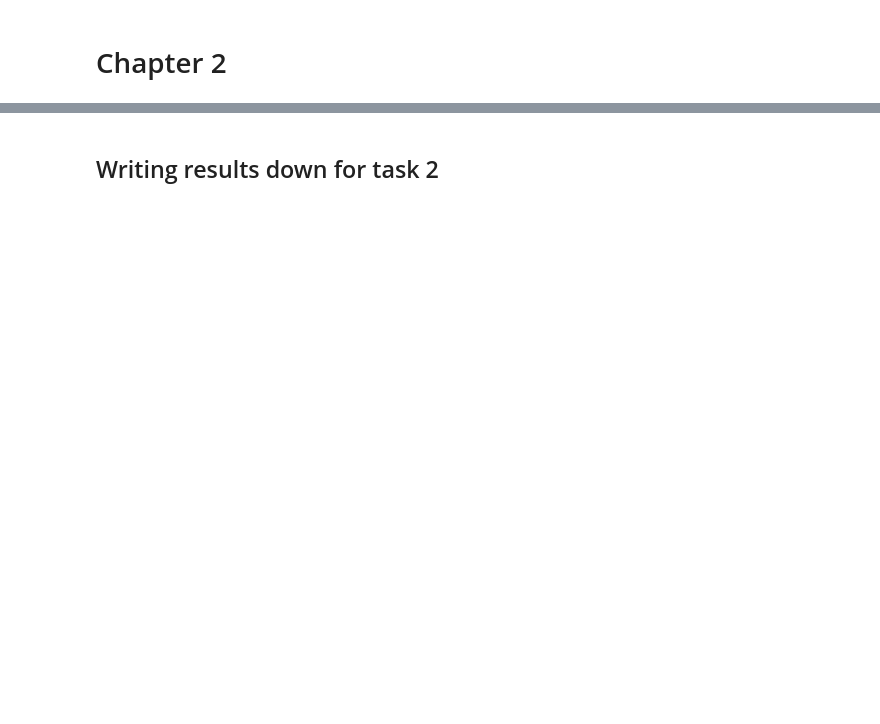
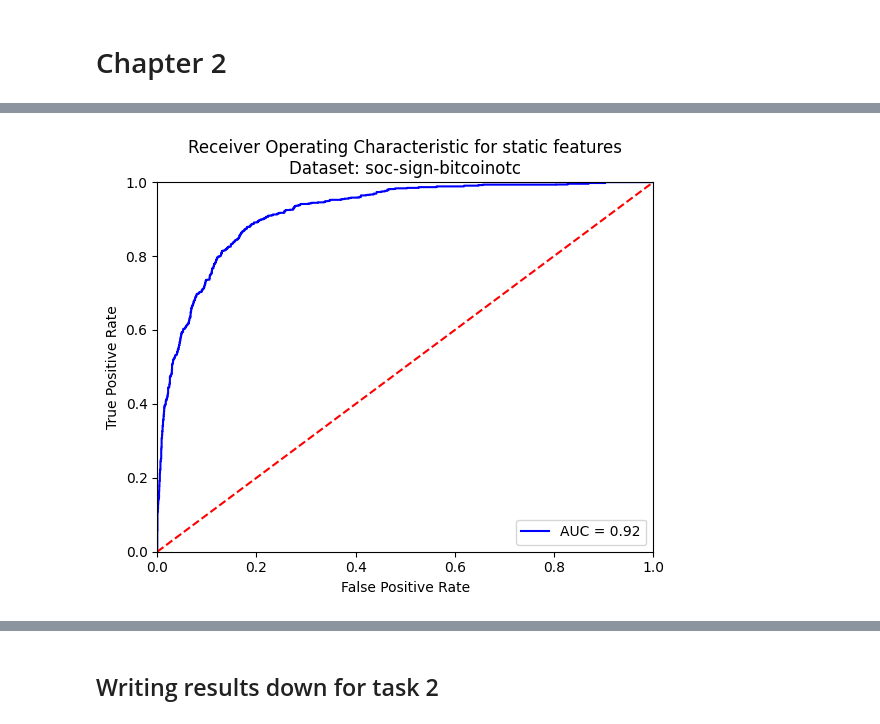
Before and after one commit to answerIII/GraphTheory2022-2023, a Jupyter notebook: main.ipynb, the cells around one changed output, grey strips where cells are left out. Cells and saved outputs as stored; diff of their text form; code cells hidden in the pictures; blank space fills up the shorter version.

```diff
--- a/main.ipynb
+++ b/main.ipynb
@@ -581,0 +661,17 @@ print(metrics.accuracy_score(y_test, y_pred_static))
+# %%
+fpr_s, tpr_s, thresholds_s = metrics.roc_curve(y_test, y_pred_proba_static[:, 1])
+roc_auc_s = metrics.auc(fpr_s, tpr_s)
+
+plt.title('Receiver Operating Characteristic for static features\n' +
+          "Dataset: " + dataset_names[current])
+plt.plot(fpr_s, tpr_s, 'b', label='AUC = %0.2f' % roc_auc_s)
+plt.legend(loc='lower right')
+plt.plot([0, 1], [0, 1], 'r--')
+plt.xlim([0, 1])
+plt.ylim([0, 1])
+plt.ylabel('True Positive Rate')
+plt.xlabel('False Positive Rate')
+plt.savefig("results/task_2/dataset_"+str(current)+"/rocs"+str(current))
+plt.show()
+# %% [output]
+[figure, added]
```
Also changed, not shown: parts of 55 cells of this notebook, 26 other files.
